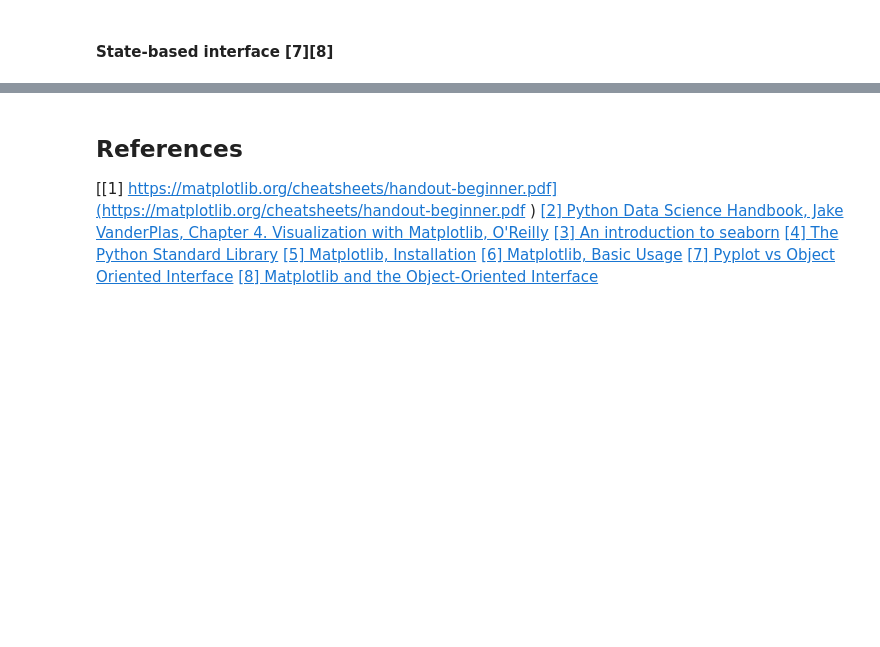
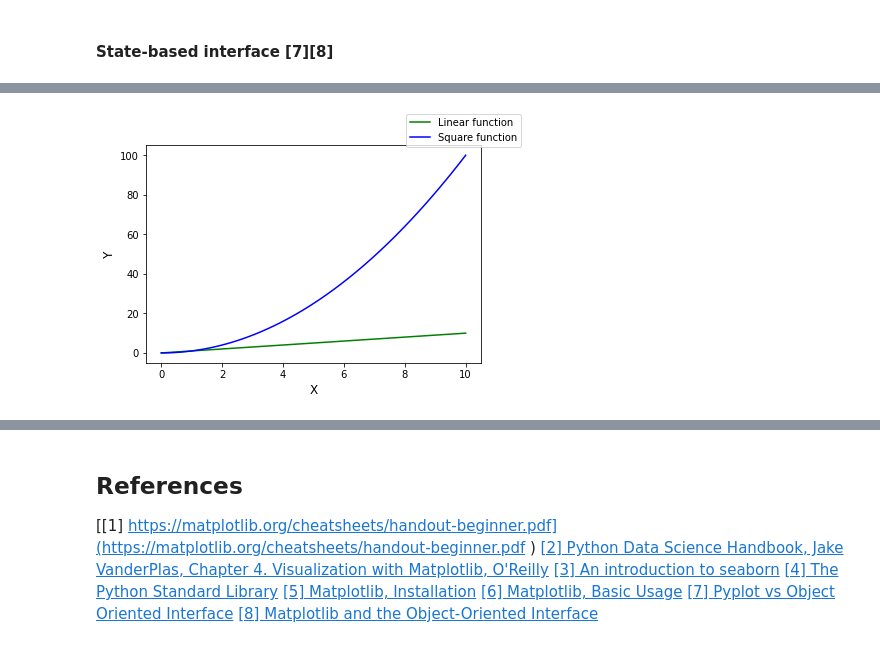
Before and after one commit to przemekbil/FoDA_2021, a Jupyter notebook: pyplot.ipynb, the cells around one changed output, grey strips where cells are left out. Saved outputs shown, nothing was run; the diff lists cells and outputs as text; code cells hidden in the pictures; blank space fills up the shorter version.

```diff
--- a/pyplot.ipynb
+++ b/pyplot.ipynb
@@ -91,0 +108,19 @@
+# %%
+# initialize an instances of Figure and Axes objects
+fig, ax = plt.subplots()
+
+# Set the labels
+ax.set_xlabel('X', fontsize=12)
+ax.set_ylabel('Y', fontsize=12)
+
+# Plot the data onto the Axes object
+ax.plot(x, y1, 'g-')
+ax.plot(x, y2, 'b-')
+
+# Add the Legend Artist to the Figure object
+fig.legend(['Linear function', 'Square function'])
+
+# Show the plot
+plt.show()
+# %% [output]
+[figure, added]
```
Also changed, not shown: parts of 7 cells of this notebook.
